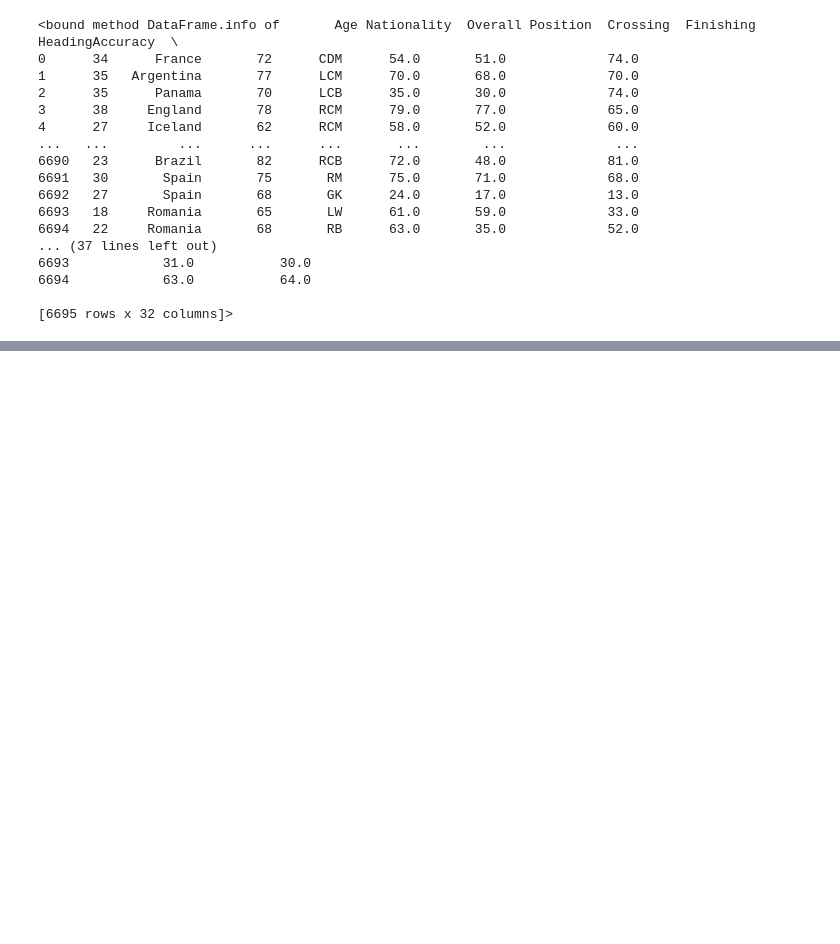
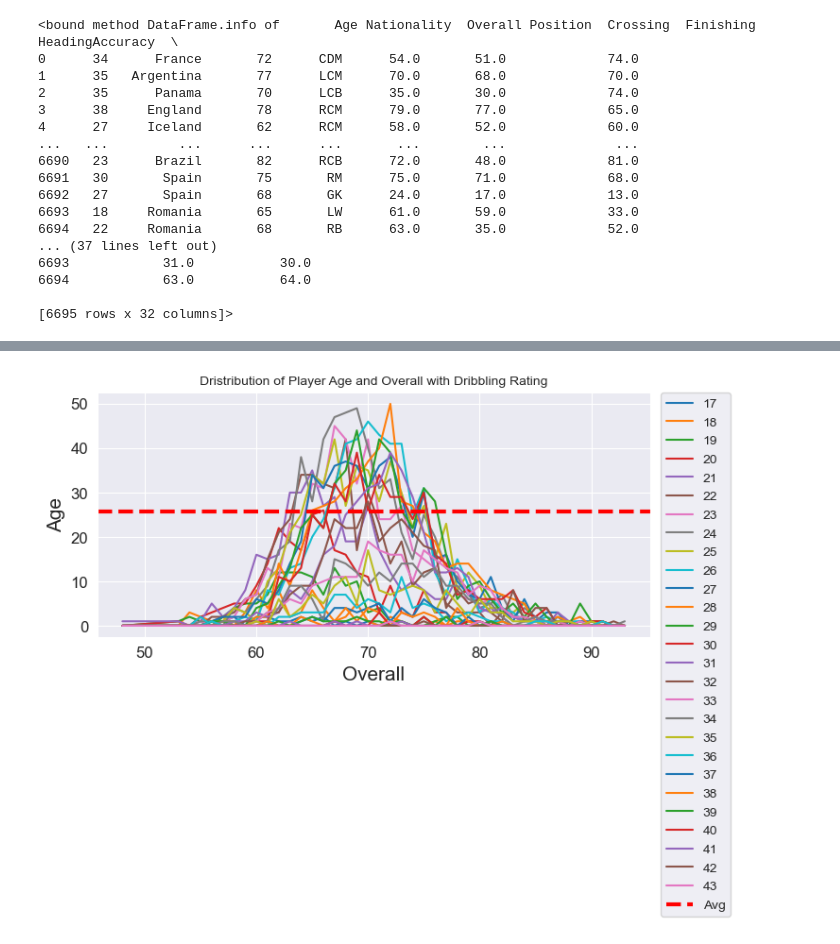
Before and after one commit to ubco-W2022T1-cosc301/project-group28, a Jupyter notebook: notebooks/analysis3.ipynb, the cells around one changed output, grey strips where cells are left out. Saved outputs shown, nothing was run; the diff lists cells and outputs as text; code cells hidden in the pictures; blank space fills up the shorter version.

```diff
--- a/notebooks/analysis3.ipynb
+++ b/notebooks/analysis3.ipynb
@@ -285,0 +287,20 @@ Text(0, 0.5, 'Count of players')
+# %%
+df_lastplt1= df_last.pivot_table(index = df_last['Overall'],
+                          columns = df_last['Age'],
+                          fill_value = 0,
+                          aggfunc={'Dribbling':len})['Dribbling']
+df_lastplt1.plot.line()
+plt.axhline(y=np.nanmean(df.Age), color='red', linestyle='--', linewidth=3, label='Avg')
+
+plt.tight_layout()
+plt.xticks(fontsize='large');
+plt.yticks(fontsize='large');
+plt.title("Dristribution of Player Age and Overall with Dribbling Rating", fontsize = 10)
+plt.xlabel("Overall", fontsize = 15)
+plt.ylabel("Age", fontsize = 15)
+plt.legend(bbox_to_anchor=(1.02, 1), loc='upper left', borderaxespad=0)
+plt.savefig('dribbling1.png')
+
+plt.show()
+# %% [output]
+[figure, added]
```
Also changed, not shown: parts of 6 cells of this notebook, 8 other files.
